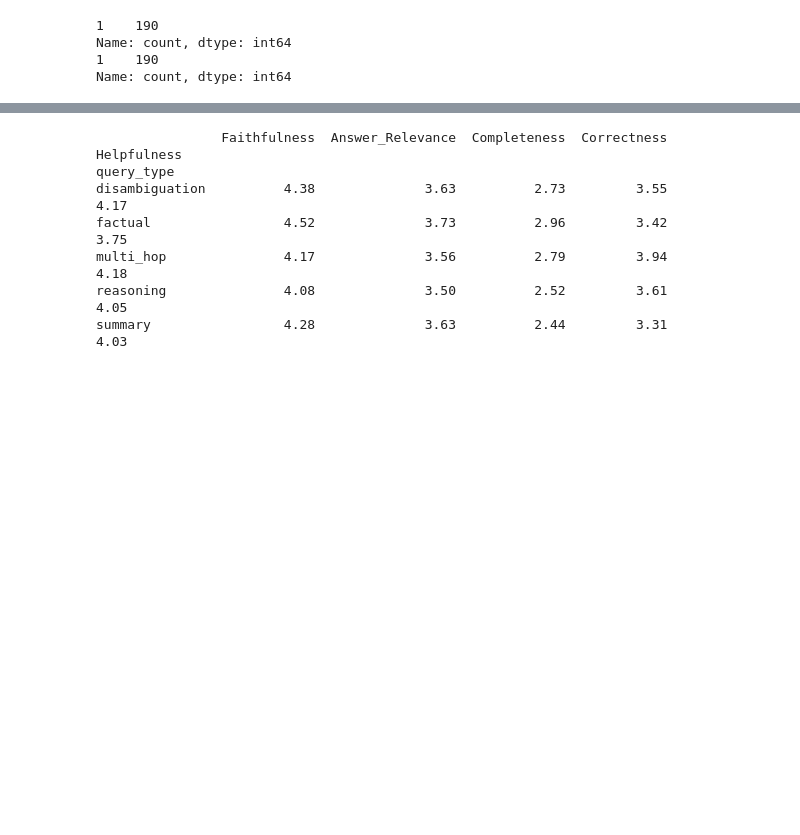
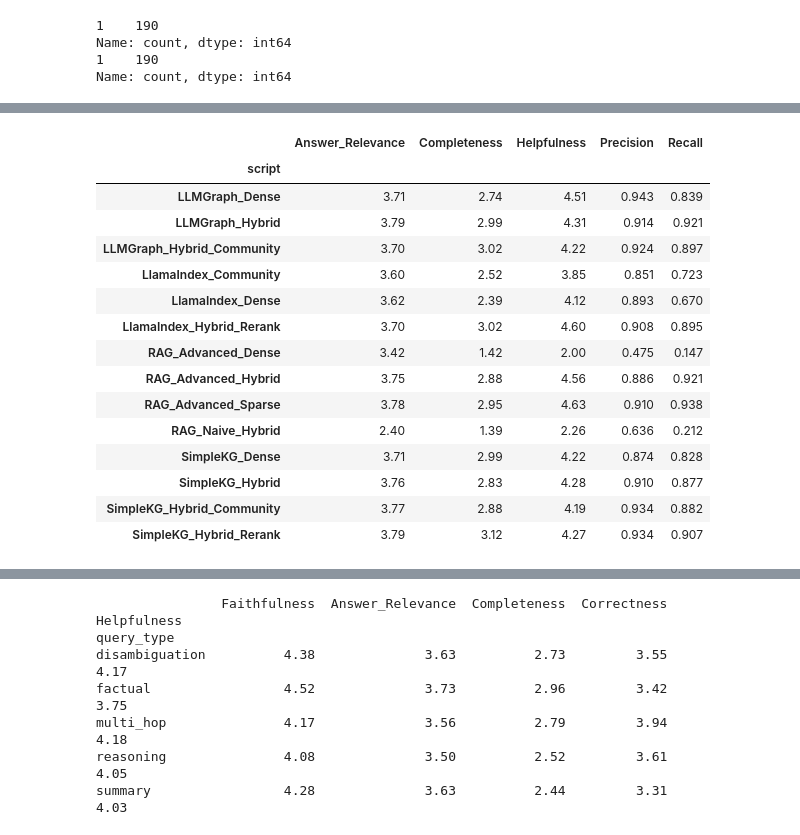
Before and after one commit to nasibatuychieva/master_thesis-rag, a Jupyter notebook: main/evaluation/judge_results/check_results.ipynb, the cells around one changed output, grey strips where cells are left out. Cells and saved outputs as stored; diff of their text form; code cells hidden in the pictures; blank space fills up the shorter version.

```diff
--- a/main/evaluation/judge_results/check_results.ipynb
+++ b/main/evaluation/judge_results/check_results.ipynb
@@ -639,0 +788,26 @@ dtype: int64
+# %%
+summary_per_script = (
+    metrics_per_script
+    .join(
+        metrics_pr[["Precision", "Recall"]]
+    )
+)
+
+summary_per_script
+# %% [output]
+|  | Answer_Relevance | Completeness | Helpfulness | Precision | Recall |
+| script |  |  |  |  |  |
+| LLMGraph_Dense | 3.71 | 2.74 | 4.51 | 0.943 | 0.839 |
+| LLMGraph_Hybrid | 3.79 | 2.99 | 4.31 | 0.914 | 0.921 |
+| LLMGraph_Hybrid_Community | 3.70 | 3.02 | 4.22 | 0.924 | 0.897 |
+| LlamaIndex_Community | 3.60 | 2.52 | 3.85 | 0.851 | 0.723 |
+| LlamaIndex_Dense | 3.62 | 2.39 | 4.12 | 0.893 | 0.670 |
+| LlamaIndex_Hybrid_Rerank | 3.70 | 3.02 | 4.60 | 0.908 | 0.895 |
+| RAG_Advanced_Dense | 3.42 | 1.42 | 2.00 | 0.475 | 0.147 |
+| RAG_Advanced_Hybrid | 3.75 | 2.88 | 4.56 | 0.886 | 0.921 |
+| RAG_Advanced_Sparse | 3.78 | 2.95 | 4.63 | 0.910 | 0.938 |
+| RAG_Naive_Hybrid | 2.40 | 1.39 | 2.26 | 0.636 | 0.212 |
+| SimpleKG_Dense | 3.71 | 2.99 | 4.22 | 0.874 | 0.828 |
+| SimpleKG_Hybrid | 3.76 | 2.83 | 4.28 | 0.910 | 0.877 |
+| SimpleKG_Hybrid_Community | 3.77 | 2.88 | 4.19 | 0.934 | 0.882 |
+| SimpleKG_Hybrid_Rerank | 3.79 | 3.12 | 4.27 | 0.934 | 0.907 |
```
Also changed, not shown: parts of 28 cells of this notebook, 8 other files.
